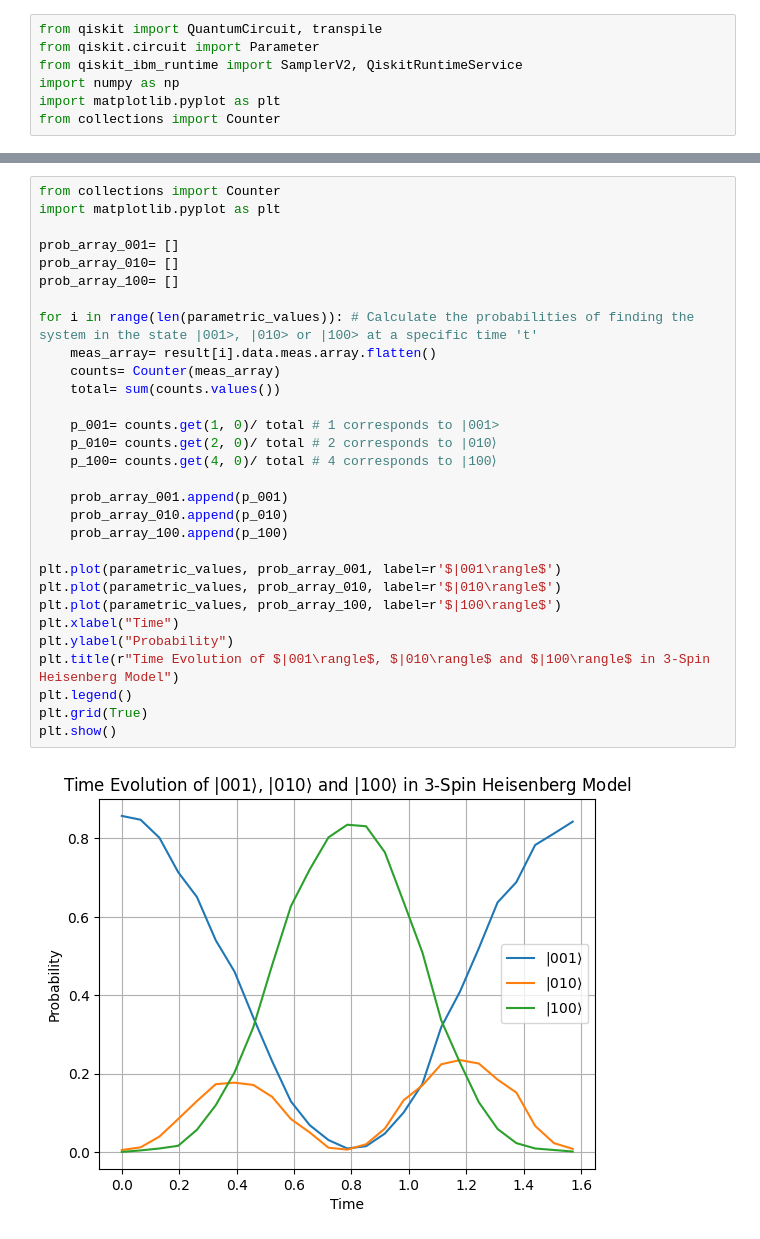
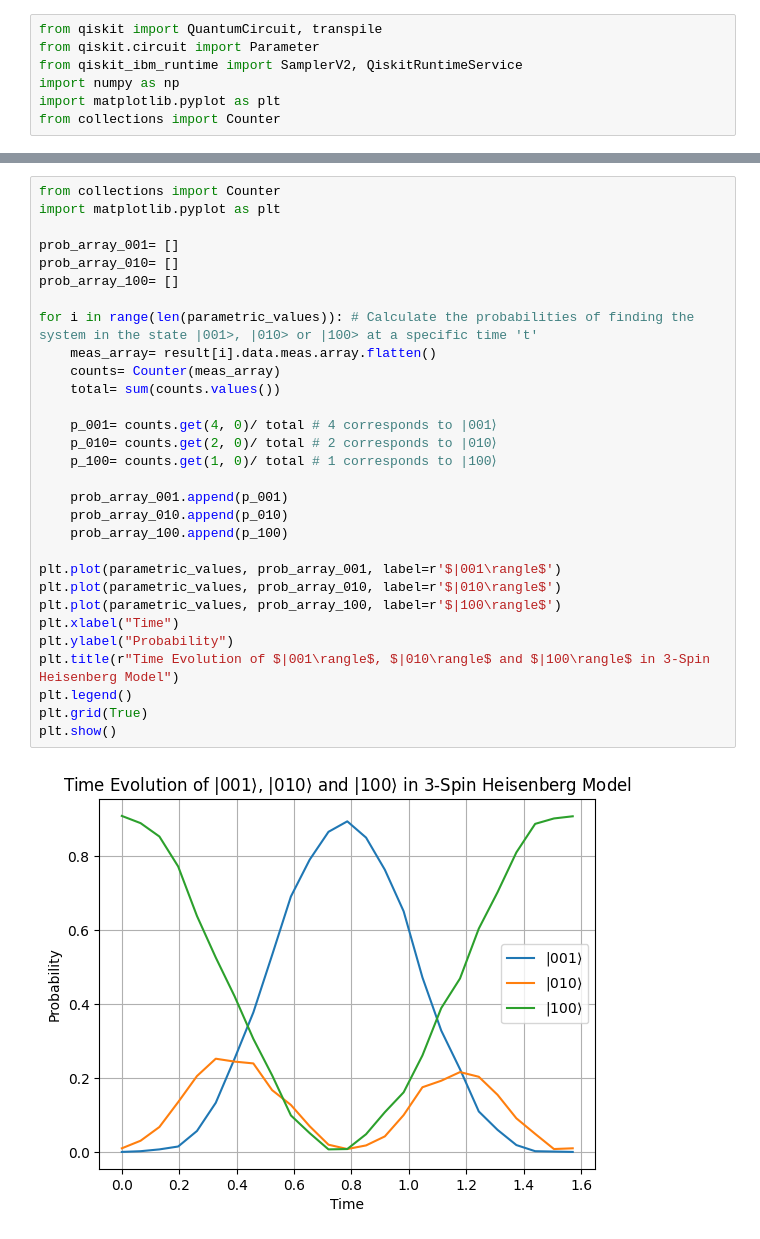
Before and after one commit to pclubiitk/Qubit-Flow-25, a Jupyter notebook: 240149_Antriksh/Assignment- 2/3- Spin Heisenberg Model.ipynb, the cells around one changed output, grey strips where cells are left out. Cells and saved outputs as stored; diff of their text form.

```diff
--- a/240149_Antriksh/Assignment- 2/3- Spin Heisenberg Model.ipynb
+++ b/240149_Antriksh/Assignment- 2/3- Spin Heisenberg Model.ipynb
@@ -37,32 +37,32 @@ result= job.result()
 # %%
 from collections import Counter
 import matplotlib.pyplot as plt
 
 prob_array_001= []
 prob_array_010= []
 prob_array_100= []
 
 for i in range(len(parametric_values)): # Calculate the probabilities of finding the system in the state |001>, |010> or |100> at a specific time 't'
     meas_array= result[i].data.meas.array.flatten()
     counts= Counter(meas_array)
     total= sum(counts.values())
 
-    p_001= counts.get(1, 0)/ total # 1 corresponds to |001>
+    p_001= counts.get(4, 0)/ total # 4 corresponds to |001⟩
     p_010= counts.get(2, 0)/ total # 2 corresponds to |010⟩
-    p_100= counts.get(4, 0)/ total # 4 corresponds to |100⟩
+    p_100= counts.get(1, 0)/ total # 1 corresponds to |100⟩
 
     prob_array_001.append(p_001)
     prob_array_010.append(p_010)
     prob_array_100.append(p_100)
 
 plt.plot(parametric_values, prob_array_001, label=r'$|001\rangle$')
 plt.plot(parametric_values, prob_array_010, label=r'$|010\rangle$')
 plt.plot(parametric_values, prob_array_100, label=r'$|100\rangle$')
 plt.xlabel("Time")
 plt.ylabel("Probability")
 plt.title(r"Time Evolution of $|001\rangle$, $|010\rangle$ and $|100\rangle$ in 3-Spin Heisenberg Model")
 plt.legend()
 plt.grid(True)
 plt.show()
 # %% [output]
-[figure, old version]
+[figure, new version]
```
Also changed, not shown: parts of 1 cell of this notebook, 4 other files.
